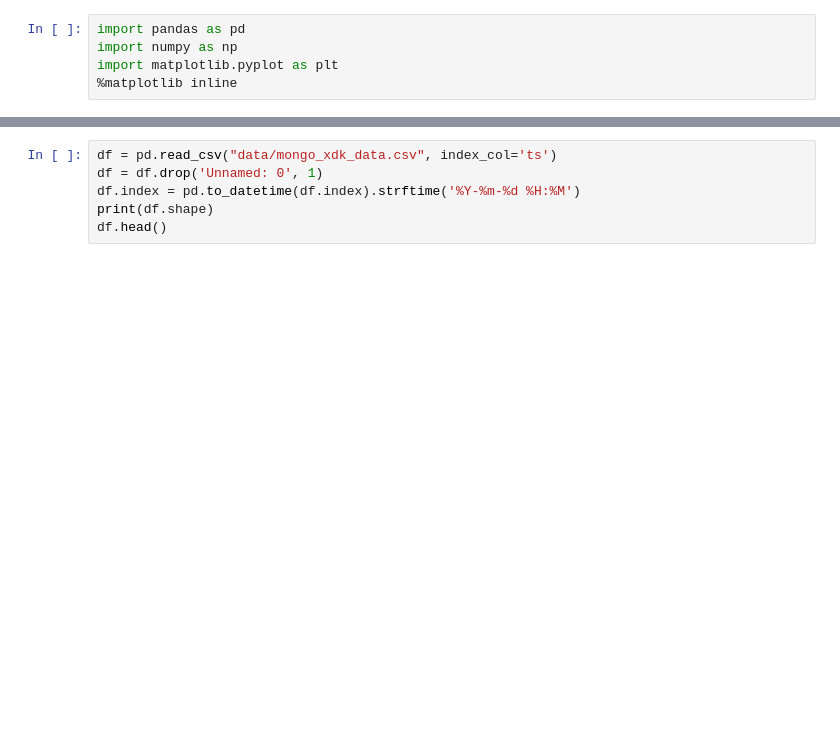
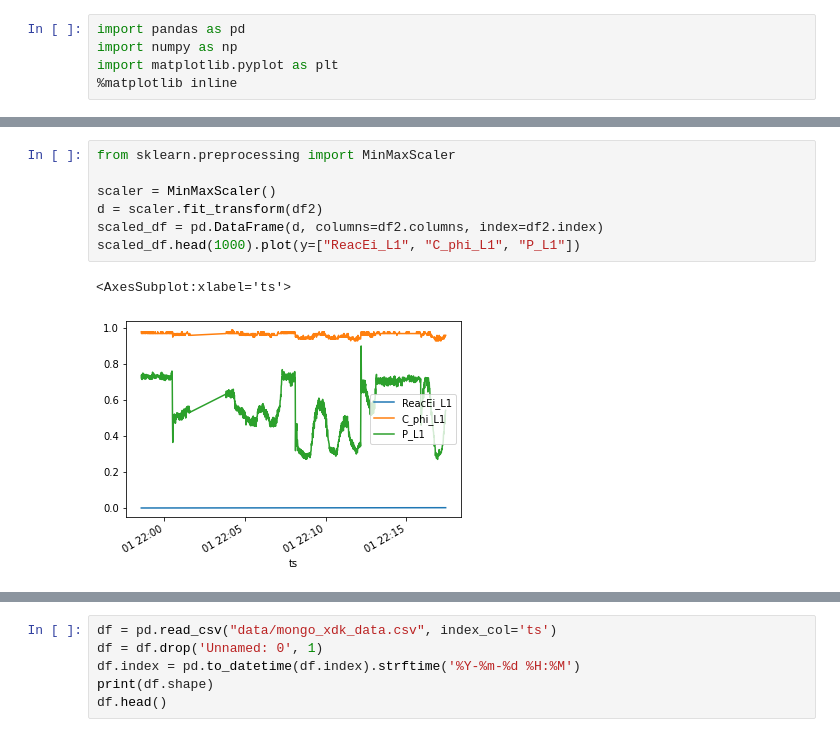
Before and after one commit to PedroOliveiraPT/Electricity-Forecasting, a Jupyter notebook: Second Data.ipynb, the cells around one changed output, grey strips where cells are left out. Cells and saved outputs as stored; diff of their text form; blank space fills up the shorter version.

```diff
--- a/Second Data.ipynb
+++ b/Second Data.ipynb
@@ -5,0 +49,10 @@ import matplotlib.pyplot as plt
+# %%
+from sklearn.preprocessing import MinMaxScaler
+
+scaler = MinMaxScaler()
+d = scaler.fit_transform(df2)
+scaled_df = pd.DataFrame(d, columns=df2.columns, index=df2.index)
+scaled_df.head(1000).plot(y=["ReacEi_L1", "C_phi_L1", "P_L1"])
+# %% [output]
+<AxesSubplot:xlabel='ts'>
+[figure, added]
```
Also changed, not shown: parts of 14 cells of this notebook, 1 other file.
